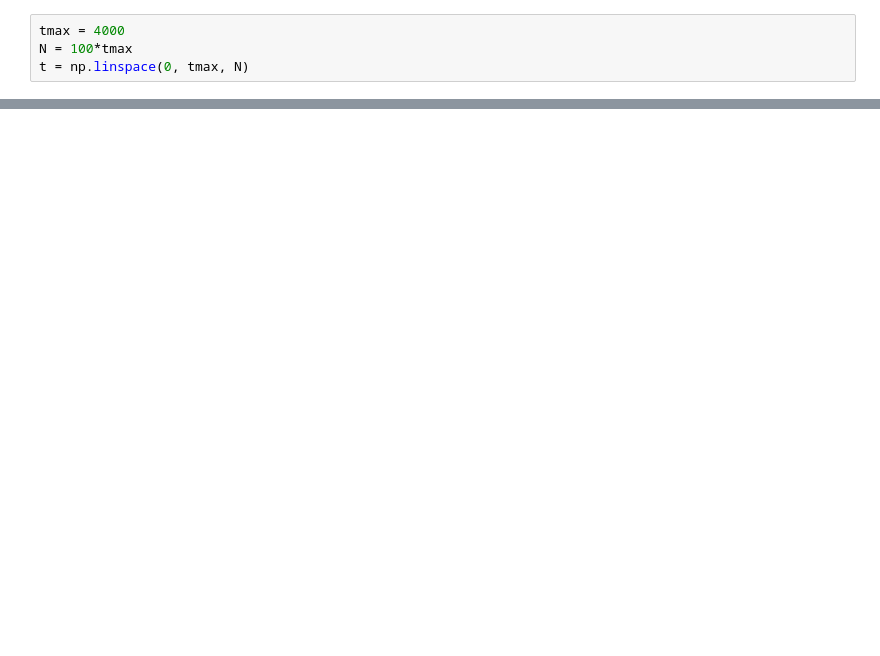
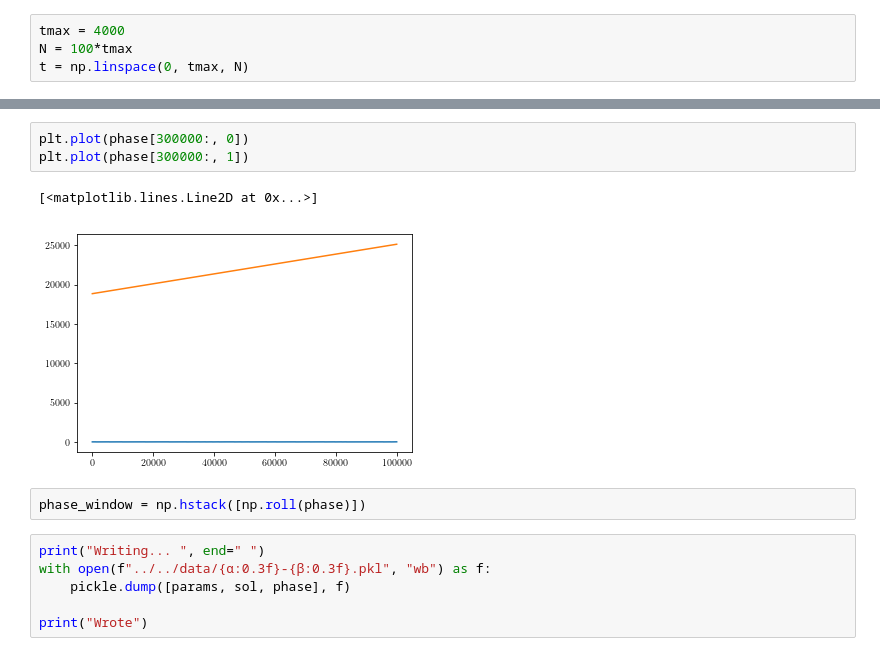
Before and after one commit to henmitch/chimera-2019, a Jupyter notebook: code/python/sim.ipynb, the cells around one changed output, grey strips where cells are left out. Cells and saved outputs as stored; diff of their text form; blank space fills up the shorter version.

```diff
--- a/code/python/sim.ipynb
+++ b/code/python/sim.ipynb
@@ -464,0 +271,14 @@ metastabilities
+# %%
+plt.plot(phase[300000:, 0])
+plt.plot(phase[300000:, 1])
+# %% [output]
+[<matplotlib.lines.Line2D at 0x...>]
+[figure, added]
+# %%
+phase_window = np.hstack([np.roll(phase)])
+# %%
+print("Writing... ", end=" ")
+with open(f"../../data/{α:0.3f}-{β:0.3f}.pkl", "wb") as f:
+    pickle.dump([params, sol, phase], f)
+
+print("Wrote")
```
Also changed, not shown: parts of 95 cells of this notebook, 1 other file.
